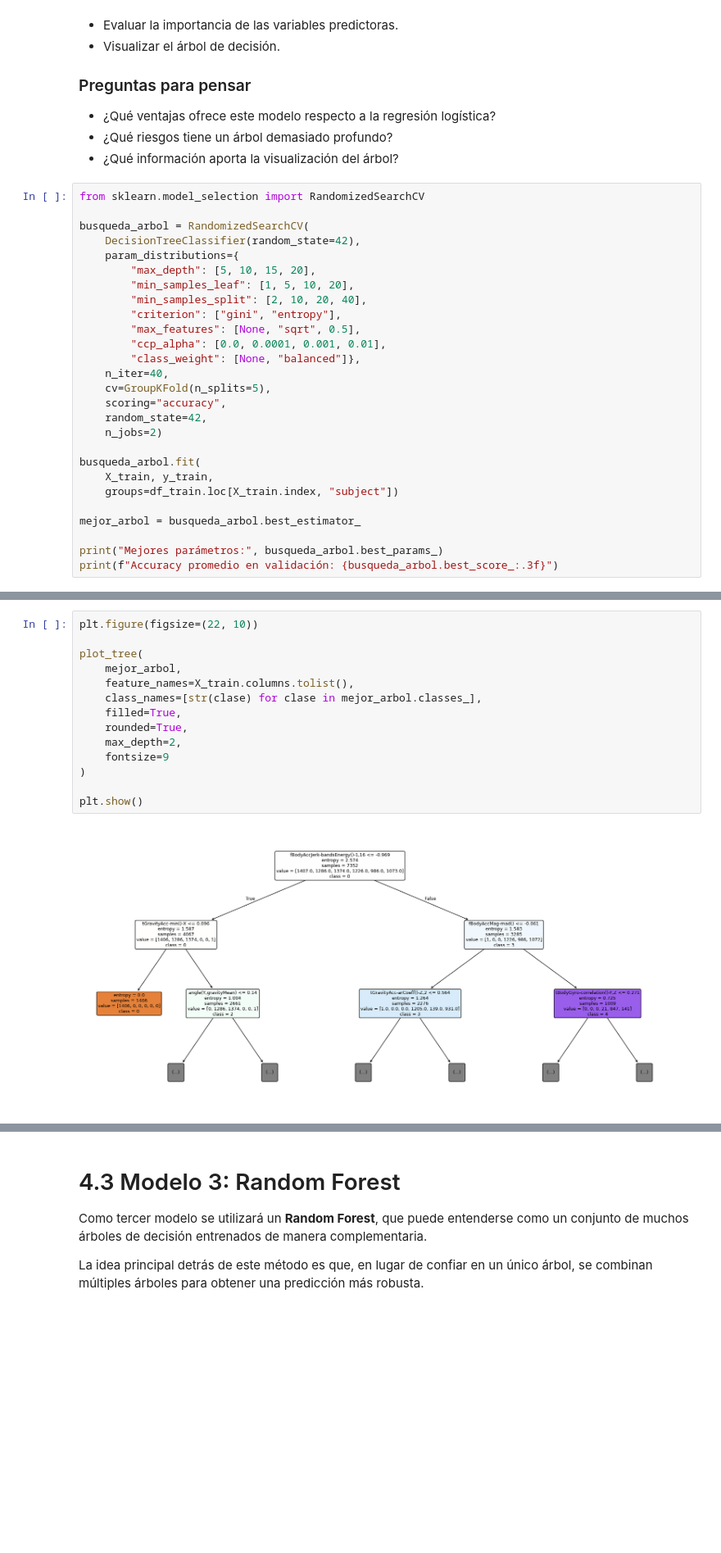
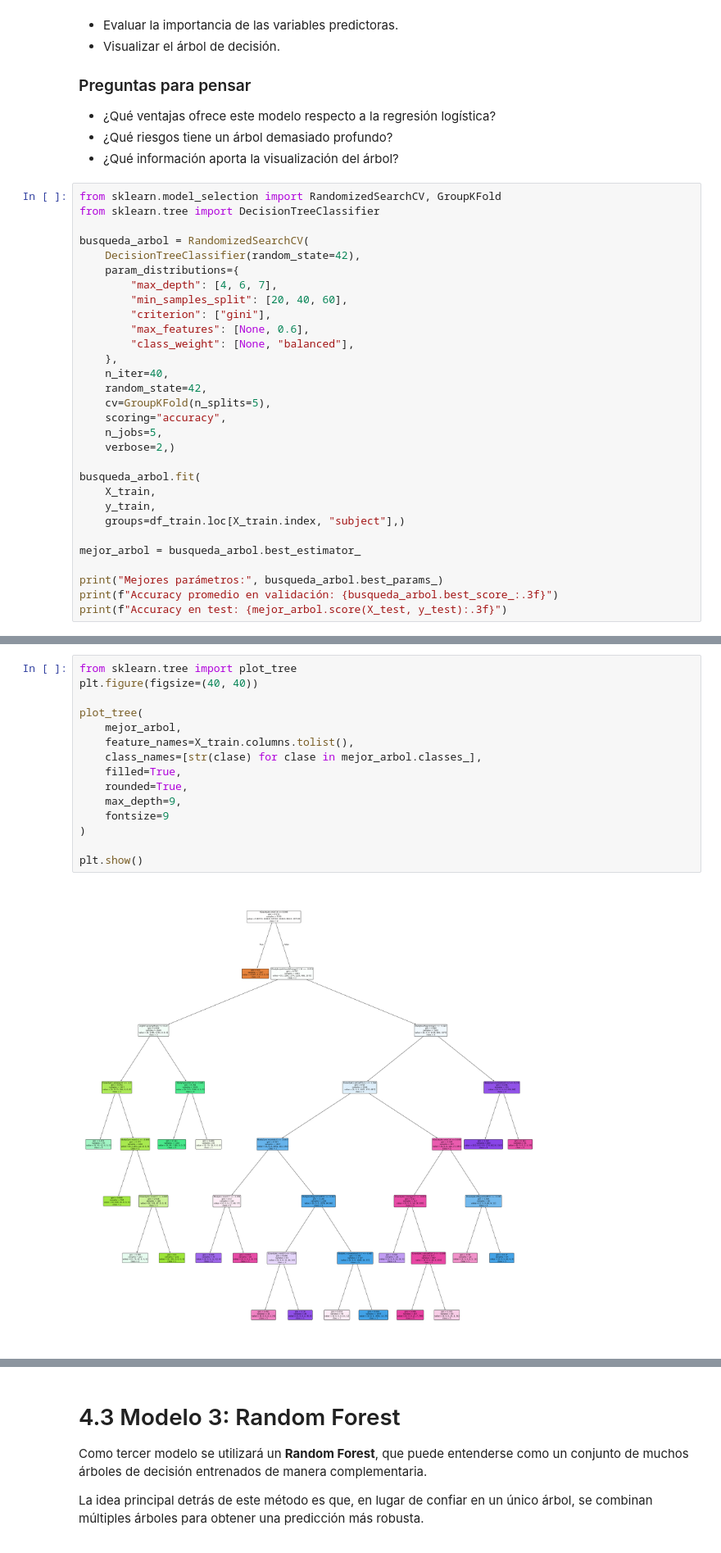
Before and after one commit to matigold22/TP-SIA, a Jupyter notebook: Consigna_TP2.ipynb, the cells around one changed output, grey strips where cells are left out. Shown at 82% size. Drawn from its saved outputs; the diff is of its cells as text; blank space fills up the shorter version.

```diff
--- a/Consigna_TP2.ipynb
+++ b/Consigna_TP2.ipynb
@@ -484,30 +486,33 @@ Esto tiene sentido porque los árboles no suelen beneficiarse del escalado del m
 - ¿Qué riesgos tiene un árbol demasiado profundo?
 - ¿Qué información aporta la visualización del árbol?
 # %%
-from sklearn.model_selection import RandomizedSearchCV
+from sklearn.model_selection import RandomizedSearchCV, GroupKFold
+from sklearn.tree import DecisionTreeClassifier
 
 busqueda_arbol = RandomizedSearchCV(
     DecisionTreeClassifier(random_state=42),
     param_distributions={
-        "max_depth": [5, 10, 15, 20],
-        "min_samples_leaf": [1, 5, 10, 20],
-        "min_samples_split": [2, 10, 20, 40],
-        "criterion": ["gini", "entropy"],
-        "max_features": [None, "sqrt", 0.5],
-        "ccp_alpha": [0.0, 0.0001, 0.001, 0.01],
-        "class_weight": [None, "balanced"]},
+        "max_depth": [4, 6, 7],
+        "min_samples_split": [20, 40, 60],
+        "criterion": ["gini"],
+        "max_features": [None, 0.6],
+        "class_weight": [None, "balanced"],
+    },
     n_iter=40,
+    random_state=42,
     cv=GroupKFold(n_splits=5),
     scoring="accuracy",
-    random_state=42,
-    n_jobs=2)
+    n_jobs=5,
+    verbose=2,)
 
 busqueda_arbol.fit(
-    X_train, y_train,
-    groups=df_train.loc[X_train.index, "subject"])
+    X_train,
+    y_train,
+    groups=df_train.loc[X_train.index, "subject"],)
 
 mejor_arbol = busqueda_arbol.best_estimator_
 
 print("Mejores parámetros:", busqueda_arbol.best_params_)
 print(f"Accuracy promedio en validación: {busqueda_arbol.best_score_:.3f}")
+print(f"Accuracy en test: {mejor_arbol.score(X_test, y_test):.3f}")
 # %% [output]
@@ -529,16 +544,17 @@ plt.show()
 # %%
-plt.figure(figsize=(22, 10))
+from sklearn.tree import plot_tree
+plt.figure(figsize=(40, 40))
 
 plot_tree(
     mejor_arbol,
     feature_names=X_train.columns.tolist(),
     class_names=[str(clase) for clase in mejor_arbol.classes_],
     filled=True,
     rounded=True,
-    max_depth=2,
+    max_depth=9,
     fontsize=9
 )
 
 plt.show()
 # %% [output]
-[figure, old version]
+[figure, new version]
```
Also changed, not shown: parts of 7 cells of this notebook.
